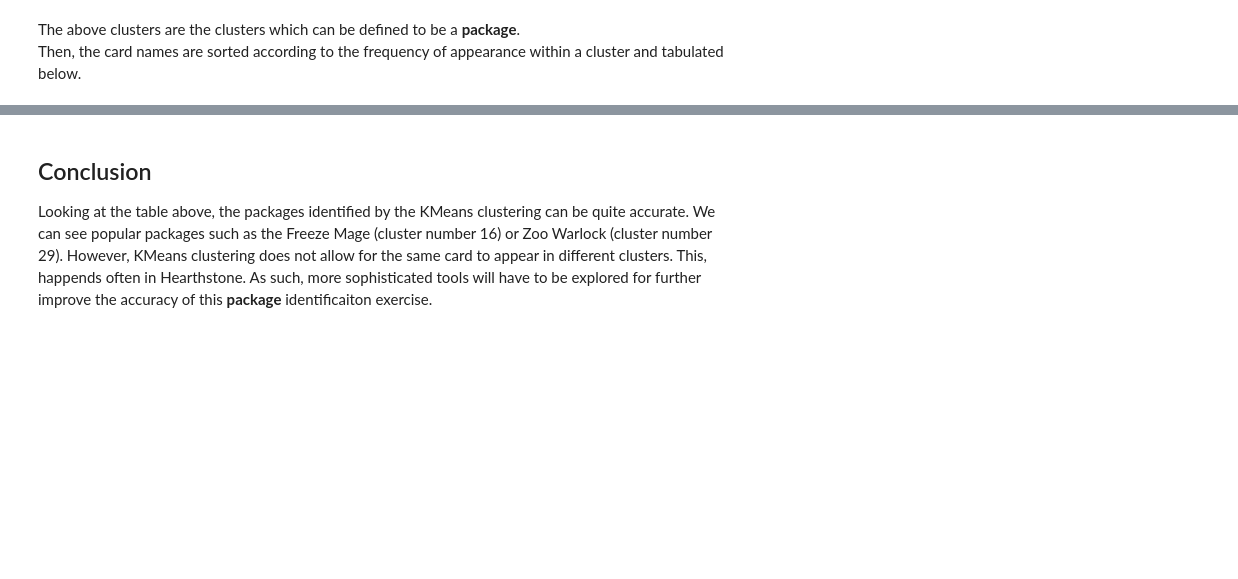
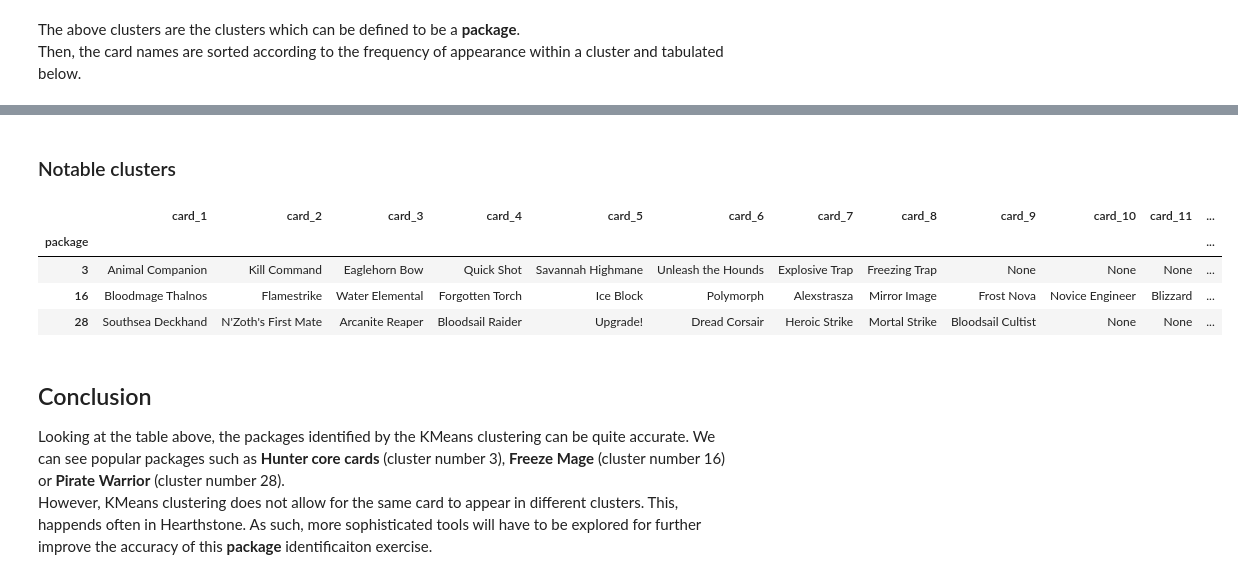
Before and after one commit to winnawat/hearthstone-card-package, a Jupyter notebook: hs-package-kmeans.ipynb, the cells around one changed output, grey strips where cells are left out. Cells and saved outputs as stored; diff of their text form; code cells hidden in the pictures; blank space fills up the shorter version.

Commit message:
refreshed scripts and minor improvements

```diff
--- a/hs-package-kmeans.ipynb
+++ b/hs-package-kmeans.ipynb
@@ -513,6 +524,6 @@ From above, the best value of n seems to be approximately 32.
 Running the KMeans clustering one more time with n=32. Also, since **packages** are a handful of cards that are used together. The final result of this clustering exercise will be a list of **packages** with cards between 2 to 15 cards (half a deck).
 # %%
-kmeansclf = KMeans(n_clusters=32, n_init=30, random_state=7)
+kmeansclf = KMeans(n_clusters=32, n_init=50, random_state=7)
 clusters_cards = kmeansclf.fit_predict(rated_decks_tpsd)
 # %%
 # obtaining the clusters with cards between 2 and 15
@@ -560,6 +572,17 @@ package_df
 | 29 | Defender of Argus | Abusive Sergeant | Dark Peddler | Knife Juggler | Imp Gang Boss | Power Overwhelming | Voidwalker | Dire Wolf Alpha | Flame Imp | Possessed Villager | Darkshire Councilman | ... |
 | 30 | C'Thun's Chosen | Disciple of C'Thun | Beckoner of Evil | C'Thun | Twilight Elder | Twin Emperor Vek'lor | None | None | None | None | None | ... |
 | 31 | Argent Squire | Argent Horserider | Keeper of Uldaman | Bilefin Tidehunter | Blessing of Kings | Divine Favor | Selfless Hero | Rallying Blade | Argent Protector | Steward of Darkshire | None | ... |
+# %% [markdown]
+### Notable clusters
+# %%
+package_df[package_df.index.isin([3,16,28])]
+# %% [output]
+|  | card_1 | card_2 | card_3 | card_4 | card_5 | card_6 | card_7 | card_8 | card_9 | card_10 | card_11 | ... |
+| package |  |  |  |  |  |  |  |  |  |  |  | ... |
+| 3 | Animal Companion | Kill Command | Eaglehorn Bow | Quick Shot | Savannah Highmane | Unleash the Hounds | Explosive Trap | Freezing Trap | None | None | None | ... |
+| 16 | Bloodmage Thalnos | Flamestrike | Water Elemental | Forgotten Torch | Ice Block | Polymorph | Alexstrasza | Mirror Image | Frost Nova | Novice Engineer | Blizzard | ... |
+| 28 | Southsea Deckhand | N'Zoth's First Mate | Arcanite Reaper | Bloodsail Raider | Upgrade! | Dread Corsair | Heroic Strike | Mortal Strike | Bloodsail Cultist | None | None | ... |
 # %% [markdown]
 ## Conclusion
-Looking at the table above, the packages identified by the KMeans clustering can be quite accurate. We can see popular packages such as the Freeze Mage (cluster number 16) or Zoo Warlock (cluster number 29). However, KMeans clustering does not allow for the same card to appear in different clusters. This, happends often in Hearthstone. As such, more sophisticated tools will have to be explored for further improve the accuracy of this **package** identificaiton exercise.
+Looking at the table above, the packages identified by the KMeans clustering can be quite accurate. We can see popular packages such as **Hunter core cards** (cluster number 3), **Freeze Mage** (cluster number 16) or **Pirate Warrior** (cluster number 28).
+However, KMeans clustering does not allow for the same card to appear in different clusters. This, happends often in Hearthstone. As such, more sophisticated tools will have to be explored for further improve the accuracy of this **package** identificaiton exercise.
```
Also changed, not shown: parts of 34 cells of this notebook, 2 other files.
